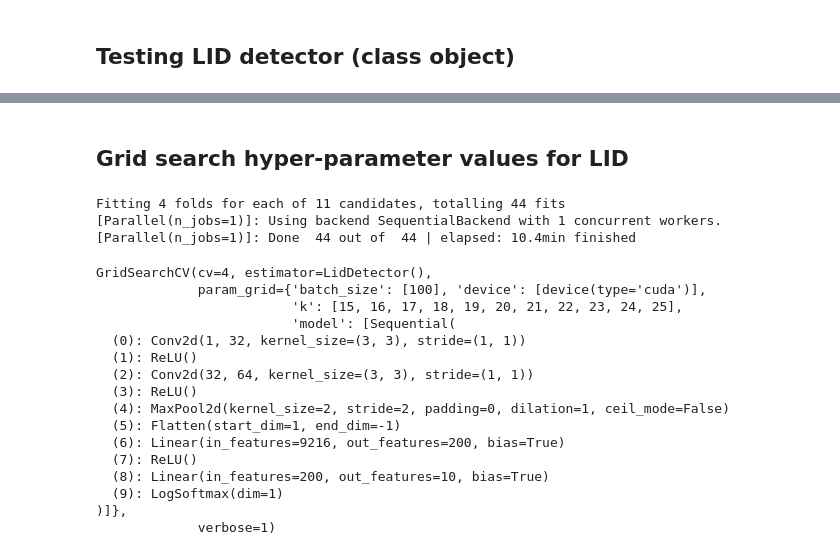
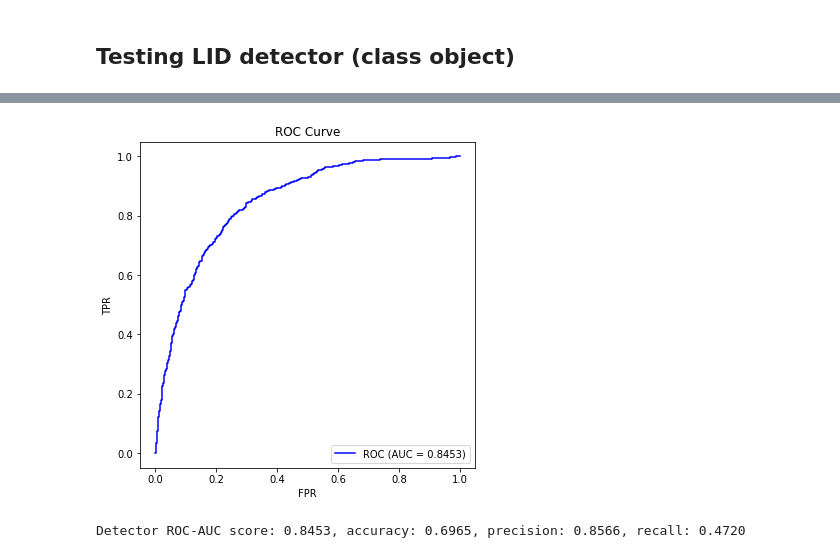
Before and after one commit to changx03/baard_exp2, a Jupyter notebook: examples/demo_LID.ipynb, the cells around one changed output, grey strips where cells are left out. Drawn from its saved outputs; the diff is of its cells as text; code cells hidden in the pictures.

```diff
--- a/examples/demo_LID.ipynb
+++ b/examples/demo_LID.ipynb
@@ -345,13 +304,14 @@ plt.show()
 # %%
-# prob = detector.predict_proba(X_test)
-# pred = np.argmax(prob, axis=1)
+prob = detector.predict_proba(X_test)
+pred = np.argmax(prob, axis=1)
 
-# fpr, tpr, auc_score, thresholds = get_roc(label_test, prob[:, 1], show_plot=True)
-# precision = precision_score(label_test, pred)
-# recall = recall_score(label_test, pred)
-# acc = accuracy_score(label_test, pred)
+fpr, tpr, auc_score, thresholds = get_roc(label_test, prob[:, 1], show_plot=True)
+precision = precision_score(label_test, pred)
+recall = recall_score(label_test, pred)
+acc = accuracy_score(label_test, pred)
 
-# print('Detector ROC-AUC score: {:0.4f}, accuracy: {:.4f}, precision: {:.4f}, recall: {:.4f}'.format(
-#     auc_score, acc, precision, recall))
+print('Detector ROC-AUC score: {:0.4f}, accuracy: {:.4f}, precision: {:.4f}, recall: {:.4f}'.format(
+    auc_score, acc, precision, recall))
+# %% [output]
+[figure, added]
+Detector ROC-AUC score: 0.8453, accuracy: 0.6965, precision: 0.8566, recall: 0.4720
-# %% [markdown]
-## Grid search hyper-parameter values for LID
@@ -362,22 +317,0 @@ grid_search = GridSearchCV(LidDetector(), param_grid, cv=4, verbose=1)
-# %%
-grid_search.fit(my_train_X, my_train_y)
-# %% [output]
-Fitting 4 folds for each of 11 candidates, totalling 44 fits
-[Parallel(n_jobs=1)]: Using backend SequentialBackend with 1 concurrent workers.
-[Parallel(n_jobs=1)]: Done  44 out of  44 | elapsed: 10.4min finished
-GridSearchCV(cv=4, estimator=LidDetector(),
-             param_grid={'batch_size': [100], 'device': [device(type='cuda')],
-                         'k': [15, 16, 17, 18, 19, 20, 21, 22, 23, 24, 25],
-                         'model': [Sequential(
-  (0): Conv2d(1, 32, kernel_size=(3, 3), stride=(1, 1))
-  (1): ReLU()
-  (2): Conv2d(32, 64, kernel_size=(3, 3), stride=(1, 1))
-  (3): ReLU()
-  (4): MaxPool2d(kernel_size=2, stride=2, padding=0, dilation=1, ceil_mode=False)
-  (5): Flatten(start_dim=1, end_dim=-1)
-  (6): Linear(in_features=9216, out_features=200, bias=True)
-  (7): ReLU()
-  (8): Linear(in_features=200, out_features=10, bias=True)
-  (9): LogSoftmax(dim=1)
-)]},
-             verbose=1)
```
Also changed, not shown: parts of 27 cells of this notebook, 26 other files.
